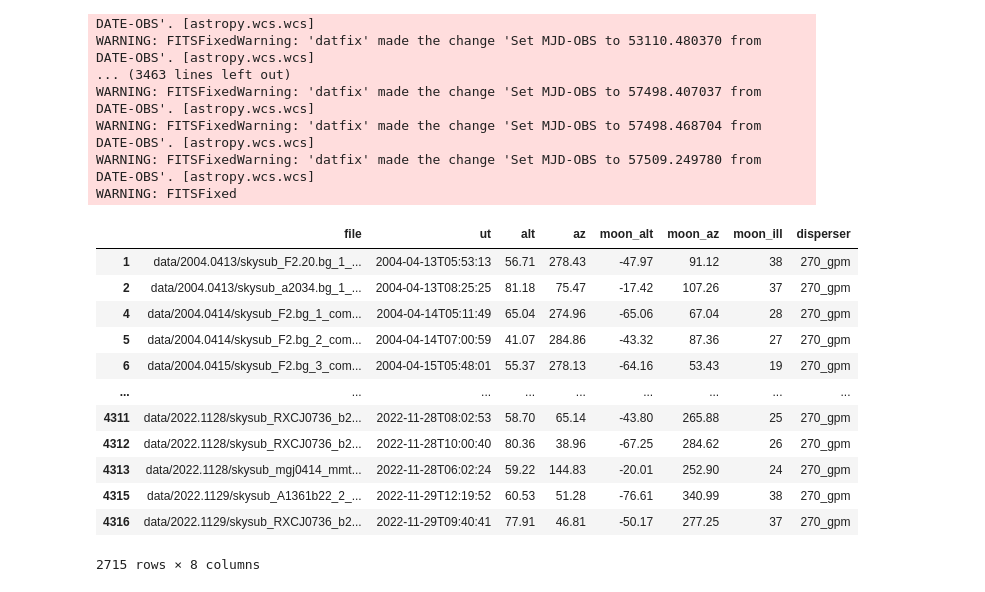
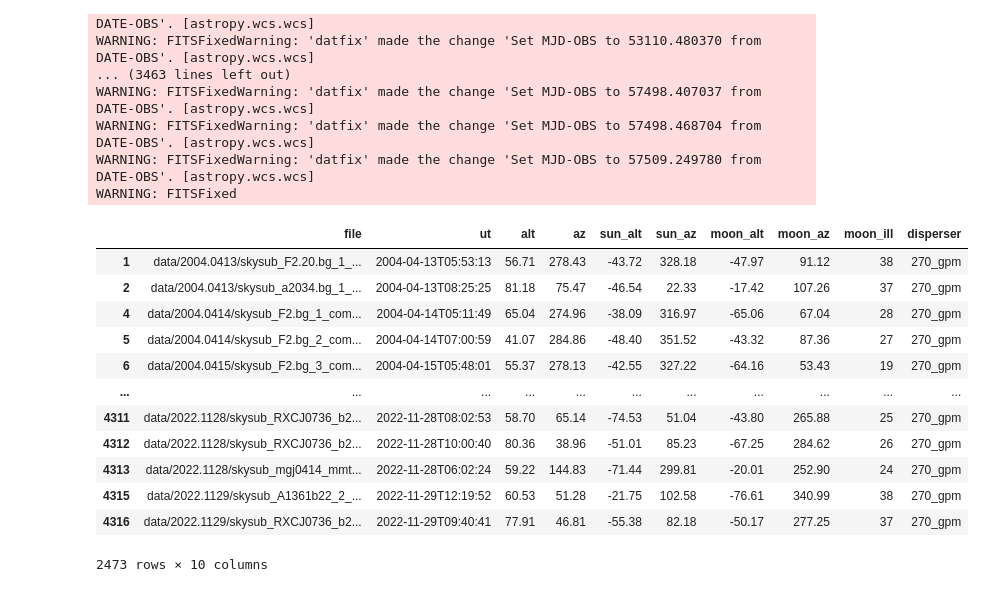
Before and after one commit to tepickering/hecto-sky-background, a Jupyter notebook: sky_combine.ipynb, the cells around one changed output. Saved outputs shown, nothing was run; the diff lists cells and outputs as text; code cells hidden in the pictures.

```diff
--- a/sky_combine.ipynb
+++ b/sky_combine.ipynb
@@ -174,22 +162,22 @@ WARNING: FITSFixedWarning: 'datfix' made the change 'Set MJD-OBS to 57509.249780
 WARNING: FITSFixed
 # %%
 df = pd.read_csv("sky_spectra.csv")
-moonfree = df[(df['moon_alt'] < -6)]
+moonfree = df[(df['moon_alt'] < -6) & (df['sun_alt'] < -18)]
 moonfree
 # %% [output]
-|  | file | ut | alt | az | moon_alt | moon_az | moon_ill | disperser |
-| 1 | data/2004.0413/skysub_F2.20.bg_1_... | 2004-04-13T05:53:13 | 56.71 | 278.43 | -47.97 | 91.12 | 38 | 270_gpm |
-| 2 | data/2004.0413/skysub_a2034.bg_1_... | 2004-04-13T08:25:25 | 81.18 | 75.47 | -17.42 | 107.26 | 37 | 270_gpm |
-| 4 | data/2004.0414/skysub_F2.bg_1_com... | 2004-04-14T05:11:49 | 65.04 | 274.96 | -65.06 | 67.04 | 28 | 270_gpm |
-| 5 | data/2004.0414/skysub_F2.bg_2_com... | 2004-04-14T07:00:59 | 41.07 | 284.86 | -43.32 | 87.36 | 27 | 270_gpm |
-| 6 | data/2004.0415/skysub_F2.bg_3_com... | 2004-04-15T05:48:01 | 55.37 | 278.13 | -64.16 | 53.43 | 19 | 270_gpm |
-| ... | ... | ... | ... | ... | ... | ... | ... | ... |
-| 4311 | data/2022.1128/skysub_RXCJ0736_b2... | 2022-11-28T08:02:53 | 58.70 | 65.14 | -43.80 | 265.88 | 25 | 270_gpm |
-| 4312 | data/2022.1128/skysub_RXCJ0736_b2... | 2022-11-28T10:00:40 | 80.36 | 38.96 | -67.25 | 284.62 | 26 | 270_gpm |
-| 4313 | data/2022.1128/skysub_mgj0414_mmt... | 2022-11-28T06:02:24 | 59.22 | 144.83 | -20.01 | 252.90 | 24 | 270_gpm |
-| 4315 | data/2022.1129/skysub_A1361b22_2_... | 2022-11-29T12:19:52 | 60.53 | 51.28 | -76.61 | 340.99 | 38 | 270_gpm |
-| 4316 | data/2022.1129/skysub_RXCJ0736_b2... | 2022-11-29T09:40:41 | 77.91 | 46.81 | -50.17 | 277.25 | 37 | 270_gpm |
+|  | file | ut | alt | az | sun_alt | sun_az | moon_alt | moon_az | moon_ill | disperser |
+| 1 | data/2004.0413/skysub_F2.20.bg_1_... | 2004-04-13T05:53:13 | 56.71 | 278.43 | -43.72 | 328.18 | -47.97 | 91.12 | 38 | 270_gpm |
+| 2 | data/2004.0413/skysub_a2034.bg_1_... | 2004-04-13T08:25:25 | 81.18 | 75.47 | -46.54 | 22.33 | -17.42 | 107.26 | 37 | 270_gpm |
+| 4 | data/2004.0414/skysub_F2.bg_1_com... | 2004-04-14T05:11:49 | 65.04 | 274.96 | -38.09 | 316.97 | -65.06 | 67.04 | 28 | 270_gpm |
+| 5 | data/2004.0414/skysub_F2.bg_2_com... | 2004-04-14T07:00:59 | 41.07 | 284.86 | -48.40 | 351.52 | -43.32 | 87.36 | 27 | 270_gpm |
+| 6 | data/2004.0415/skysub_F2.bg_3_com... | 2004-04-15T05:48:01 | 55.37 | 278.13 | -42.55 | 327.22 | -64.16 | 53.43 | 19 | 270_gpm |
+| ... | ... | ... | ... | ... | ... | ... | ... | ... | ... | ... |
+| 4311 | data/2022.1128/skysub_RXCJ0736_b2... | 2022-11-28T08:02:53 | 58.70 | 65.14 | -74.53 | 51.04 | -43.80 | 265.88 | 25 | 270_gpm |
+| 4312 | data/2022.1128/skysub_RXCJ0736_b2... | 2022-11-28T10:00:40 | 80.36 | 38.96 | -51.01 | 85.23 | -67.25 | 284.62 | 26 | 270_gpm |
+| 4313 | data/2022.1128/skysub_mgj0414_mmt... | 2022-11-28T06:02:24 | 59.22 | 144.83 | -71.44 | 299.81 | -20.01 | 252.90 | 24 | 270_gpm |
+| 4315 | data/2022.1129/skysub_A1361b22_2_... | 2022-11-29T12:19:52 | 60.53 | 51.28 | -21.75 | 102.58 | -76.61 | 340.99 | 38 | 270_gpm |
+| 4316 | data/2022.1129/skysub_RXCJ0736_b2... | 2022-11-29T09:40:41 | 77.91 | 46.81 | -55.38 | 82.18 | -50.17 | 277.25 | 37 | 270_gpm |
-2715 rows × 8 columns
+2473 rows × 10 columns
 # %%
 test = Spectrum1D.read("./data/2020.1013/skysub_m31_pne_20_9_comb.fits")
 t2 = Spectrum1D.read("./data/2020.1024/skysub_jiang_c2_1_comb.fits")
```
Also changed, not shown: parts of 7 cells of this notebook, 2 other files.
